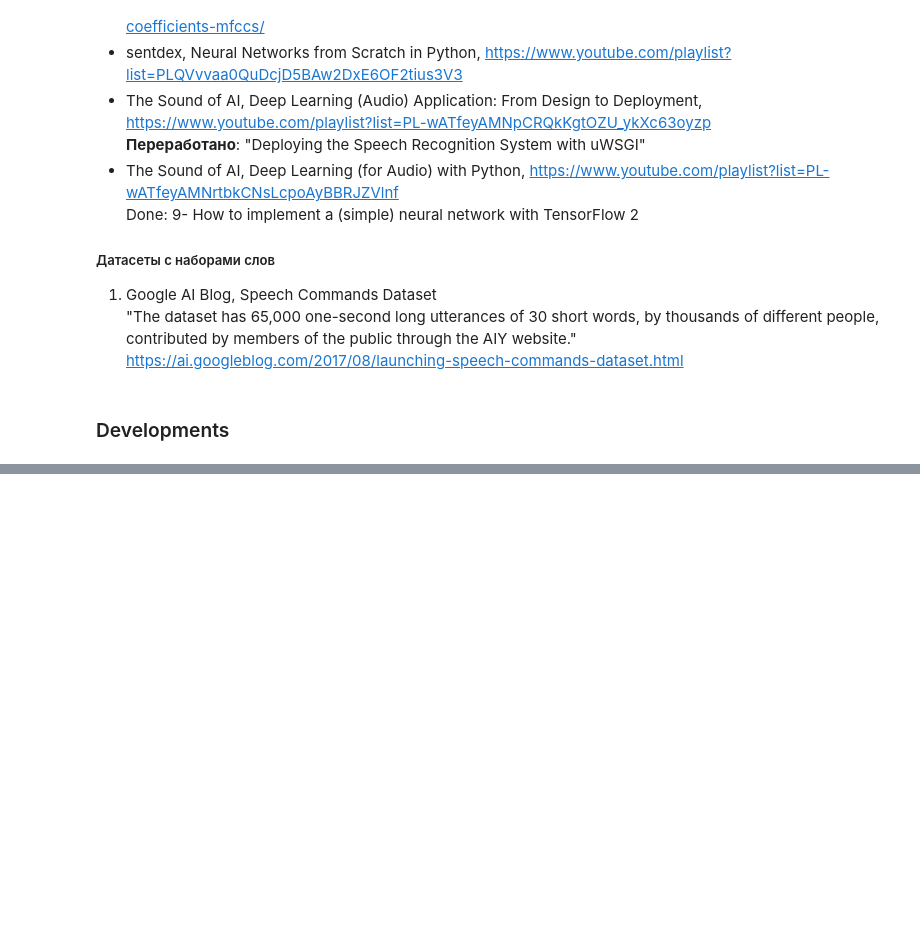
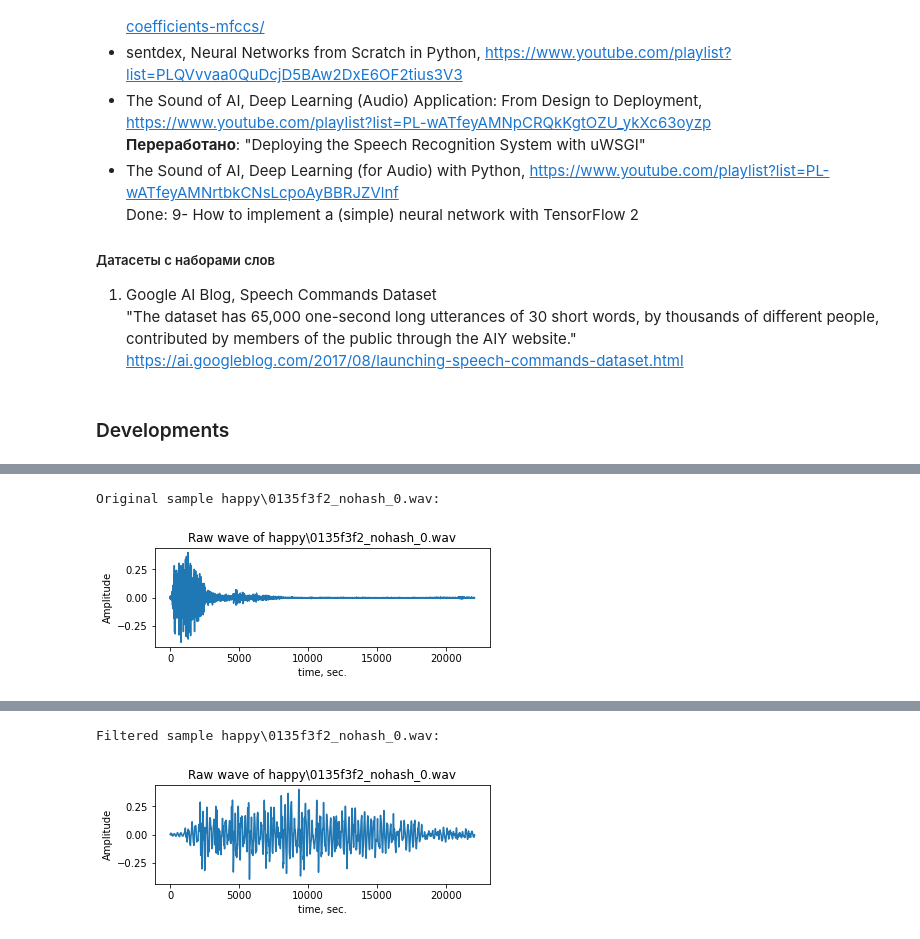
Before and after one commit to balobinp/AudioSignalProcessing, a Jupyter notebook: AudioSignalProcessing.ipynb, the cells around one changed output, grey strips where cells are left out. Drawn from its saved outputs; the diff is of its cells as text; code cells hidden in the pictures; blank space fills up the shorter version.

```diff
--- a/AudioSignalProcessing.ipynb
+++ b/AudioSignalProcessing.ipynb
@@ -534,0 +615,45 @@ librosa.output.write_wav(join(input_voice_samples_folders, 'file_trim_5s.wav'),
+# %%
+# Функция для анализа исходного и преобразованного файла
+
+threshold = 0.3
+print(f'Original sample {origin_filename}:')
+fig = plt.figure(figsize=(6, 4))
+ax1 = fig.add_subplot(211)
+ax1.set_title(f'Raw wave of {origin_filename}')
+ax1.set_xlabel('time, sec.')
+ax1.set_ylabel('Amplitude')
+ax1.plot(sample)
+plt.show()
+display(ipd.Audio(sample, rate=sample_rate))
+def remove_silence(sample, sample_rate, threshold):
+    '''Remove values less then defined threshold. Threshold is defined between 0 and 1.
+    Moving average is used to prepare the sample for analysis.'''
+    mask = []
+    sample = pd.Series(sample).apply(np.abs)
+    sample_mean = sample.rolling(window=int(sample_rate/10), min_periods=1, center=True).mean()
+    threshold = sample_mean.max() * threshold
+    for mean in sample_mean:
+        if mean > threshold:
+            mask.append(True)
+        else:
+            mask.append(False)
+    return mask
+
+mask = remove_silence(sample, sample_rate, threshold)
+
+sample_filtered = sample[mask]
+
+sample_filtered = librosa.resample(sample_filtered, len(sample[mask]), sample_rate)
+
+print(f'Filtered sample {origin_filename}:')
+fig = plt.figure(figsize=(6, 4))
+ax1 = fig.add_subplot(211)
+ax1.set_title(f'Raw wave of {origin_filename}')
+ax1.set_xlabel('time, sec.')
+ax1.set_ylabel('Amplitude')
+ax1.plot(sample_filtered)
+plt.show()
+ipd.Audio(sample_filtered, rate=sample_rate)
+# %% [output]
+Original sample happy\0135f3f2_nohash_0.wav:
+[figure, added]
@@ -534,0 +661,2 @@ librosa.output.write_wav(join(input_voice_samples_folders, 'file_trim_5s.wav'),
+Filtered sample happy\0135f3f2_nohash_0.wav:
+[figure, added]
```
Also changed, not shown: parts of 12 cells of this notebook, 1 other file.
